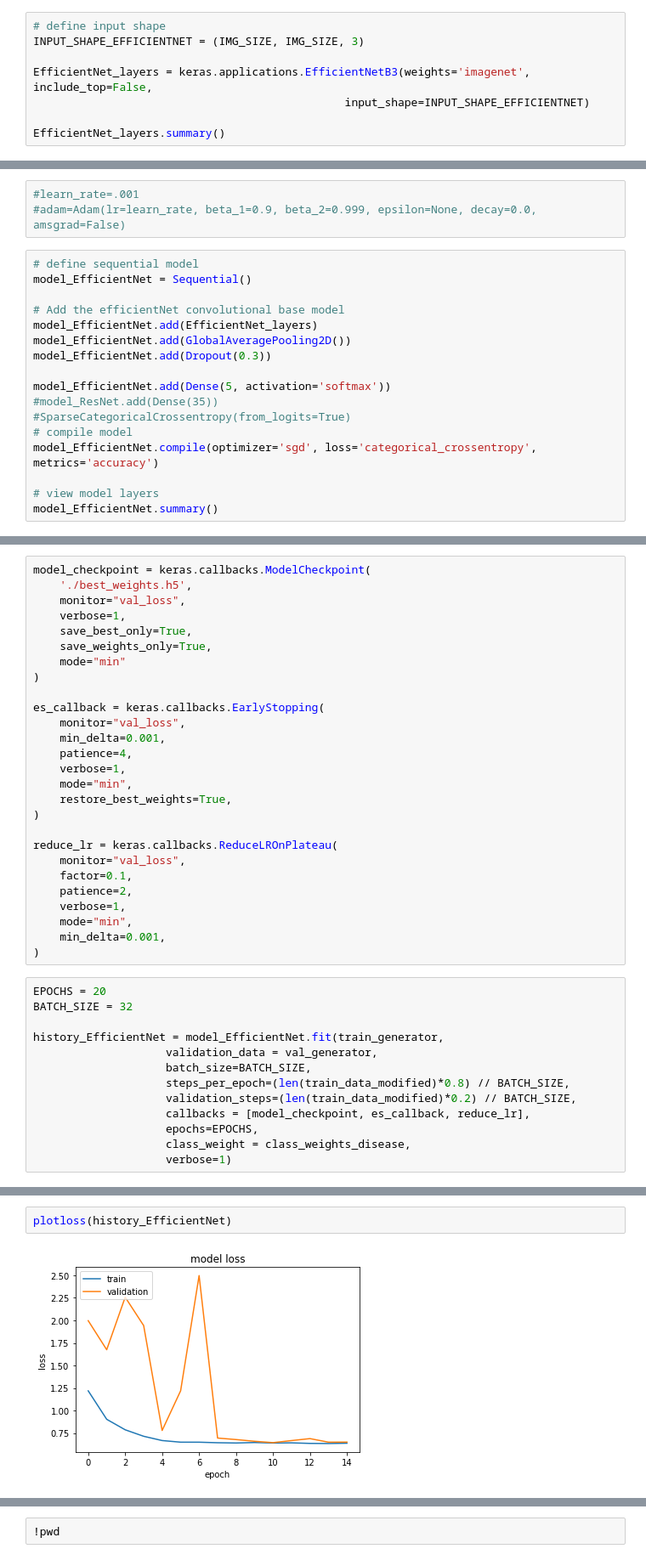
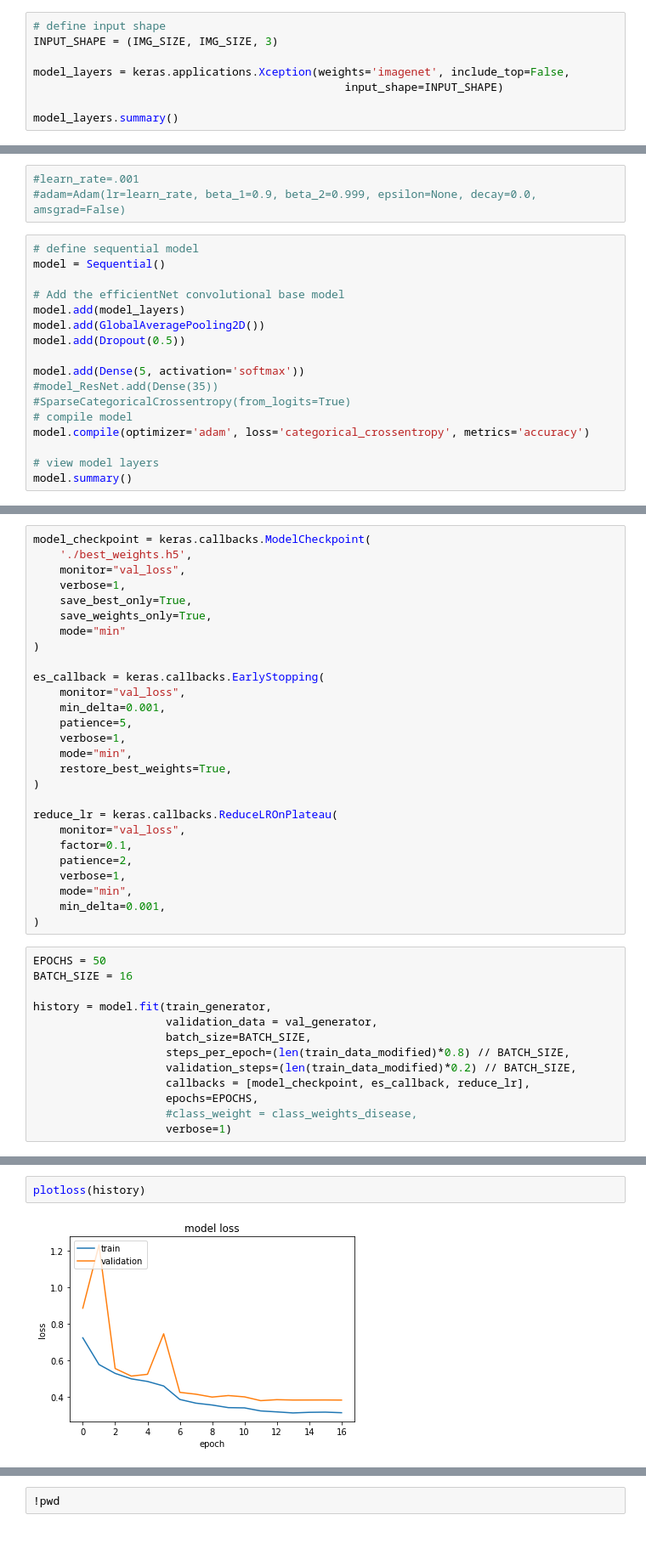
Before and after one commit to jkcg-learning/KaggleChallenge_CassavaLeafPrediction, a Jupyter notebook: cassavaleafprediction_modelcreation_jyothish.ipynb, the cells around one changed output, grey strips where cells are left out. Shown at 85% size. Saved outputs shown, nothing was run; the diff lists cells and outputs as text.

```diff
--- a/cassavaleafprediction_modelcreation_jyothish.ipynb
+++ b/cassavaleafprediction_modelcreation_jyothish.ipynb
@@ -393,10 +440,10 @@ def plotloss(hist):
     plt.show()
 # %%
 # define input shape
-INPUT_SHAPE_EFFICIENTNET = (IMG_SIZE, IMG_SIZE, 3)
+INPUT_SHAPE = (IMG_SIZE, IMG_SIZE, 3)
 
-EfficientNet_layers = keras.applications.EfficientNetB3(weights='imagenet', include_top=False,
-                                               input_shape=INPUT_SHAPE_EFFICIENTNET)
+model_layers = keras.applications.Xception(weights='imagenet', include_top=False,
+                                               input_shape=INPUT_SHAPE)
 
-EfficientNet_layers.summary()
+model_layers.summary()
 # %% [output]
@@ -448,19 +495,19 @@ for layer in EfficientNet_layers.layers:
 #adam=Adam(lr=learn_rate, beta_1=0.9, beta_2=0.999, epsilon=None, decay=0.0, amsgrad=False)
 # %%
 # define sequential model
-model_EfficientNet = Sequential()
+model = Sequential()
 
 # Add the efficientNet convolutional base model
-model_EfficientNet.add(EfficientNet_layers)
-model_EfficientNet.add(GlobalAveragePooling2D())
-model_EfficientNet.add(Dropout(0.3))
+model.add(model_layers)
+model.add(GlobalAveragePooling2D())
+model.add(Dropout(0.5))
 
-model_EfficientNet.add(Dense(5, activation='softmax'))
+model.add(Dense(5, activation='softmax'))
 #model_ResNet.add(Dense(35))
 #SparseCategoricalCrossentropy(from_logits=True)
 # compile model
-model_EfficientNet.compile(optimizer='sgd', loss='categorical_crossentropy', metrics='accuracy')
+model.compile(optimizer='adam', loss='categorical_crossentropy', metrics='accuracy')
 
 # view model layers
-model_EfficientNet.summary()
+model.summary()
 # %% [output]
@@ -497,7 +544,7 @@ model_checkpoint = keras.callbacks.ModelCheckpoint(
 es_callback = keras.callbacks.EarlyStopping(
     monitor="val_loss",
     min_delta=0.001,
-    patience=4,
+    patience=5,
     verbose=1,
     mode="min",
     restore_best_weights=True,
@@ -512,16 +559,16 @@ reduce_lr = keras.callbacks.ReduceLROnPlateau(
     min_delta=0.001,
 )
 # %%
-EPOCHS = 20
-BATCH_SIZE = 32
+EPOCHS = 50
+BATCH_SIZE = 16
 
-history_EfficientNet = model_EfficientNet.fit(train_generator,
+history = model.fit(train_generator,
                     validation_data = val_generator,
                     batch_size=BATCH_SIZE,
                     steps_per_epoch=(len(train_data_modified)*0.8) // BATCH_SIZE,
                     validation_steps=(len(train_data_modified)*0.2) // BATCH_SIZE,
                     callbacks = [model_checkpoint, es_callback, reduce_lr],
                     epochs=EPOCHS,
-                    class_weight = class_weights_disease,
+                    #class_weight = class_weights_disease,
                     verbose=1)
 # %% [output]
@@ -549,5 +596,5 @@ plotaccuracy(history_EfficientNet)
 # %%
-plotloss(history_EfficientNet)
+plotloss(history)
 # %% [output]
-[figure, old version]
+[figure, new version]
 # %%
```
Also changed, not shown: parts of 20 cells of this notebook.
